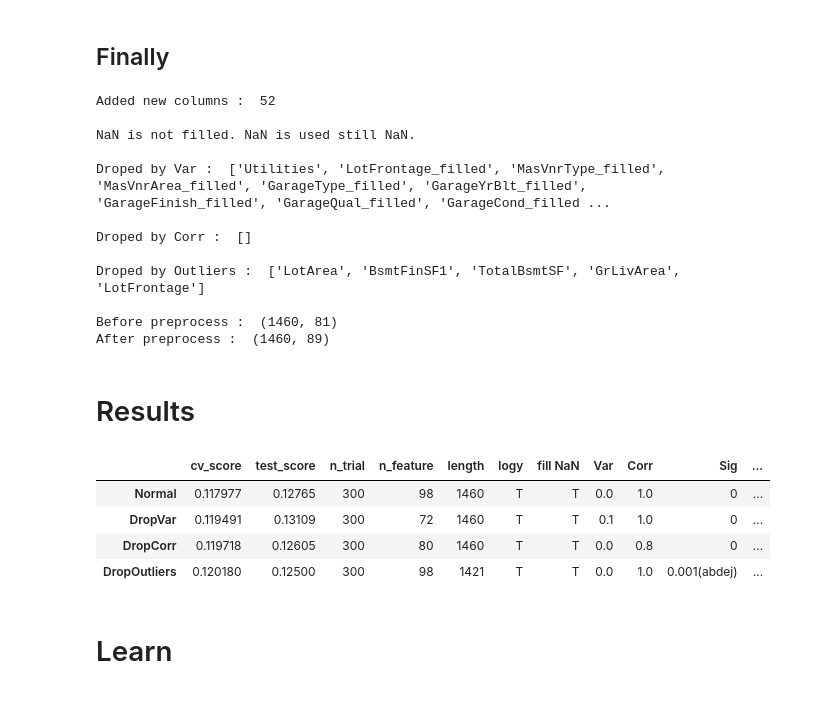
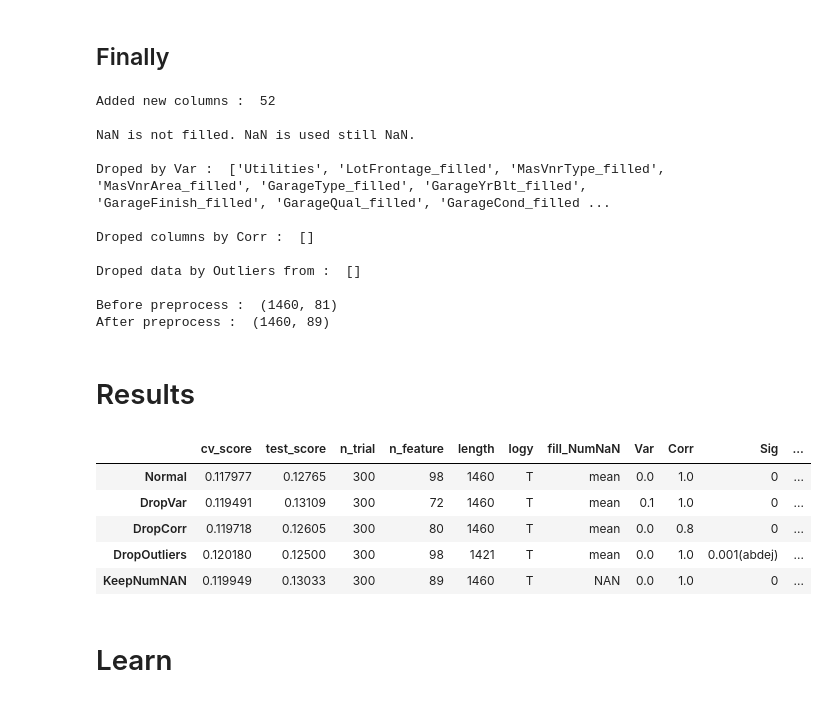
Before and after one commit to ryotayashima/Kaggle, a Jupyter notebook: GettingStart/HousePrices/new/xgboost.ipynb, the cells around one changed output. Cells and saved outputs as stored; diff of their text form; code cells hidden in the pictures.

```diff
--- a/GettingStart/HousePrices/new/xgboost.ipynb
+++ b/GettingStart/HousePrices/new/xgboost.ipynb
@@ -750,7 +750,7 @@ x_test = pd.read_csv('/home/yashima/ML/Kaggle/GettingStart/HousePrices/data/test
 # %%
 df_train, df_y, df_test = split(data_train, x_test)
 df_y = log(df_y)
-df_train, df_test = clean(df_train, df_test, 'NaN')
+df_train, df_test = clean(df_train, df_test, 'NAN')
 df_train, df_test = encode(df_train, df_test)
 df_train, df_test = rejectLowVar(df_train, df_test, 0.0)
 df_train, df_test = rejectHighCorr(df_train, df_test, 1.0)
@@ -764,9 +764,9 @@ NaN is not filled. NaN is used still NaN.
 
 Droped by Var :  ['Utilities', 'LotFrontage_filled', 'MasVnrType_filled', 'MasVnrArea_filled', 'GarageType_filled', 'GarageYrBlt_filled', 'GarageFinish_filled', 'GarageQual_filled', 'GarageCond_filled ...
 
-Droped by Corr :  []
+Droped columns by Corr :  []
 
-Droped by Outliers :  ['LotArea', 'BsmtFinSF1', 'TotalBsmtSF', 'GrLivArea', 'LotFrontage']
+Droped data by Outliers from :  []
 
 Before preprocess :  (1460, 81)
 After preprocess :  (1460, 89)
@@ -774,29 +774,34 @@ After preprocess :  (1460, 89)
 # Results
 # %%
 pd.set_option("display.max_colwidth", 2000)
-results = pd.DataFrame(columns=['cv_score','test_score','n_trial','n_feature','length','logy', 'fill NaN', 'Var', 'Corr', 'Sig', 'parms'])
+results = pd.DataFrame(columns=['cv_score','test_score','n_trial','n_feature','length','logy', 'fill_NumNaN', 'Var', 'Corr', 'Sig', 'parms'])
 
 result_normal = pd.Series([0.11797732129883243,0.12765,300,98,1460,'T','mean',0.0,1.0,0.000,
                           {'eta': 0.07468527174954286, 'max_depth': 3, 'min_child_weight': 1, 'subsample': 0.7943247346338808, 'colsample_bytree': 0.10040669901759372}
                           ], index=results.columns, name='Normal')
 result_dropVar = pd.Series([0.11949074617401449,0.13109,300,72,1460,'T','mean',0.1,1.0,0.000,
                            {'eta': 0.1139993389234079, 'max_depth': 2, 'min_child_weight': 2, 'subsample': 0.6685702562897783, 'colsample_bytree': 0.11244844993673414}
                            ], index=results.columns, name='DropVar')
 result_dropCorr = pd.Series([0.11971792368667009,0.12605,300,80,1460,'T','mean',0.0,0.8,0.000,
                             {'eta': 0.686348307000918, 'max_depth': 2, 'min_child_weight': 1, 'subsample': 0.5831758029321384, 'colsample_bytree': 0.2760603209685458}
                             ], index=results.columns, name='DropCorr')
 result_dropOutliers = pd.Series([0.12017973486270087,0.12500,300,98,1421,'T','mean',0.0,1.0,'0.001(abdej)',
                                 {'eta': 0.52648195557329, 'max_depth': 3, 'min_child_weight': 1, 'subsample': 0.7472422082497788, 'colsample_bytree': 0.14696248124979822}
                                 ], index=results.columns, name='DropOutliers')
+result_KeepNumNAN = pd.Series([0.1199490606812944,0.13033,300,89,1460,'T','NAN',0.0,1.0,0.000,
+                              {'eta': 0.02933807065412462, 'max_depth': 2, 'min_child_weight': 1, 'subsample': 0.8766968360775202, 'colsample_bytree': 0.23120529069702545}
+                              ], index=results.columns, name='KeepNumNAN')
 
-results = results.append(result_normal).append(result_dropVar).append(result_dropCorr).append(result_dropOutliers)
+results = results.append(result_normal).append(result_dropVar).append(result_dropCorr).append(result_dropOutliers) \
+                .append(result_KeepNumNAN)
 results
 # %% [output]
-|  | cv_score | test_score | n_trial | n_feature | length | logy | fill NaN | Var | Corr | Sig | ... |
-| Normal | 0.117977 | 0.12765 | 300 | 98 | 1460 | T | T | 0.0 | 1.0 | 0 | ... |
-| DropVar | 0.119491 | 0.13109 | 300 | 72 | 1460 | T | T | 0.1 | 1.0 | 0 | ... |
-| DropCorr | 0.119718 | 0.12605 | 300 | 80 | 1460 | T | T | 0.0 | 0.8 | 0 | ... |
-| DropOutliers | 0.120180 | 0.12500 | 300 | 98 | 1421 | T | T | 0.0 | 1.0 | 0.001(abdej) | ... |
+|  | cv_score | test_score | n_trial | n_feature | length | logy | fill_NumNaN | Var | Corr | Sig | ... |
+| Normal | 0.117977 | 0.12765 | 300 | 98 | 1460 | T | mean | 0.0 | 1.0 | 0 | ... |
+| DropVar | 0.119491 | 0.13109 | 300 | 72 | 1460 | T | mean | 0.1 | 1.0 | 0 | ... |
+| DropCorr | 0.119718 | 0.12605 | 300 | 80 | 1460 | T | mean | 0.0 | 0.8 | 0 | ... |
+| DropOutliers | 0.120180 | 0.12500 | 300 | 98 | 1421 | T | mean | 0.0 | 1.0 | 0.001(abdej) | ... |
+| KeepNumNAN | 0.119949 | 0.13033 | 300 | 89 | 1460 | T | NAN | 0.0 | 1.0 | 0 | ... |
 # %% [markdown]
 # Learn
 # %% [markdown]
```
Also changed, not shown: parts of 9 cells of this notebook, 2 other files.
